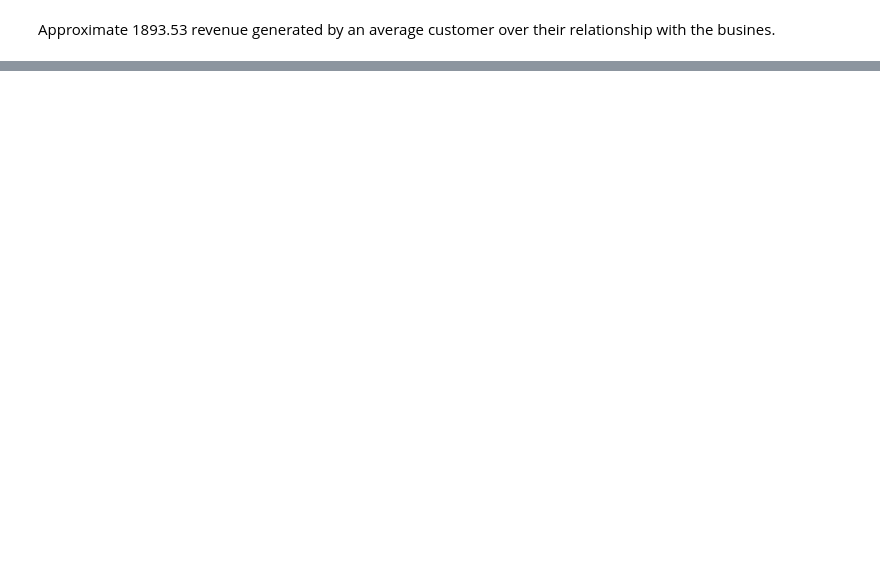
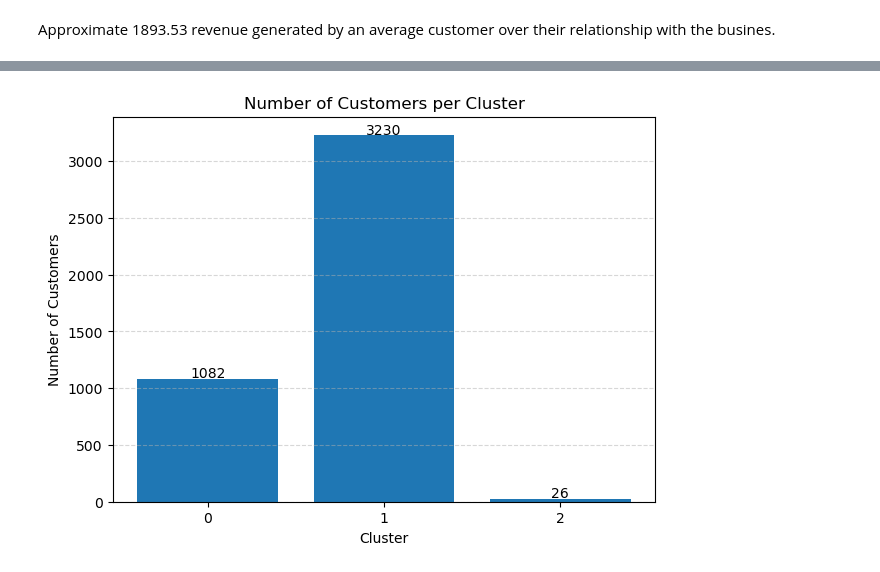
Before and after one commit to krishnadeshmukh666/OIBSIP, a Jupyter notebook: TASK 2-Customer Segmentation Analysis/analysis.ipynb, the cells around one changed output, grey strips where cells are left out. Saved outputs shown, nothing was run; the diff lists cells and outputs as text; code cells hidden in the pictures; blank space fills up the shorter version.

```diff
--- a/TASK 2-Customer Segmentation Analysis/analysis.ipynb
+++ b/TASK 2-Customer Segmentation Analysis/analysis.ipynb
@@ -159,0 +234,6 @@ Approximate 1893.53 revenue generated by an average customer over their relation
+# %%
+scaler = StandardScaler()
+
+rfm_scaled = scaler.fit_transform(rfm)
+# %%
+rfm_scaled = pd.DataFrame(rfm_scaled,columns=rfm.columns,index=rfm.index)
@@ -159,0 +257,7 @@ Approximate 1893.53 revenue generated by an average customer over their relation
+# %%
+wcss = []
+
+for k in range(1, 11):
+    kmeans = KMeans(n_clusters=k, random_state=42, n_init=10)
+    kmeans.fit(rfm_scaled)
+    wcss.append(kmeans.inertia_)
@@ -159,0 +277,4 @@ Approximate 1893.53 revenue generated by an average customer over their relation
+# %%
+kmeans = KMeans(n_clusters=3, random_state=42, n_init=10)
+
+rfm['Cluster'] = kmeans.fit_predict(rfm_scaled)
@@ -159,0 +391,19 @@ Approximate 1893.53 revenue generated by an average customer over their relation
+# %%
+cluster_counts = rfm['Cluster'].value_counts().sort_index()
+
+plt.figure(figsize=(7,5))
+
+plt.bar(cluster_counts.index.astype(str), cluster_counts.values)
+
+plt.title("Number of Customers per Cluster")
+plt.xlabel("Cluster")
+plt.ylabel("Number of Customers")
+
+for i, value in enumerate(cluster_counts.values):
+    plt.text(i, value+10, str(value), ha='center', fontsize=10)
+
+plt.grid(axis='y', linestyle='--', alpha=0.5)
+
+plt.show()
+# %% [output]
+[figure, added]
```
Also changed, not shown: parts of 37 cells of this notebook.
